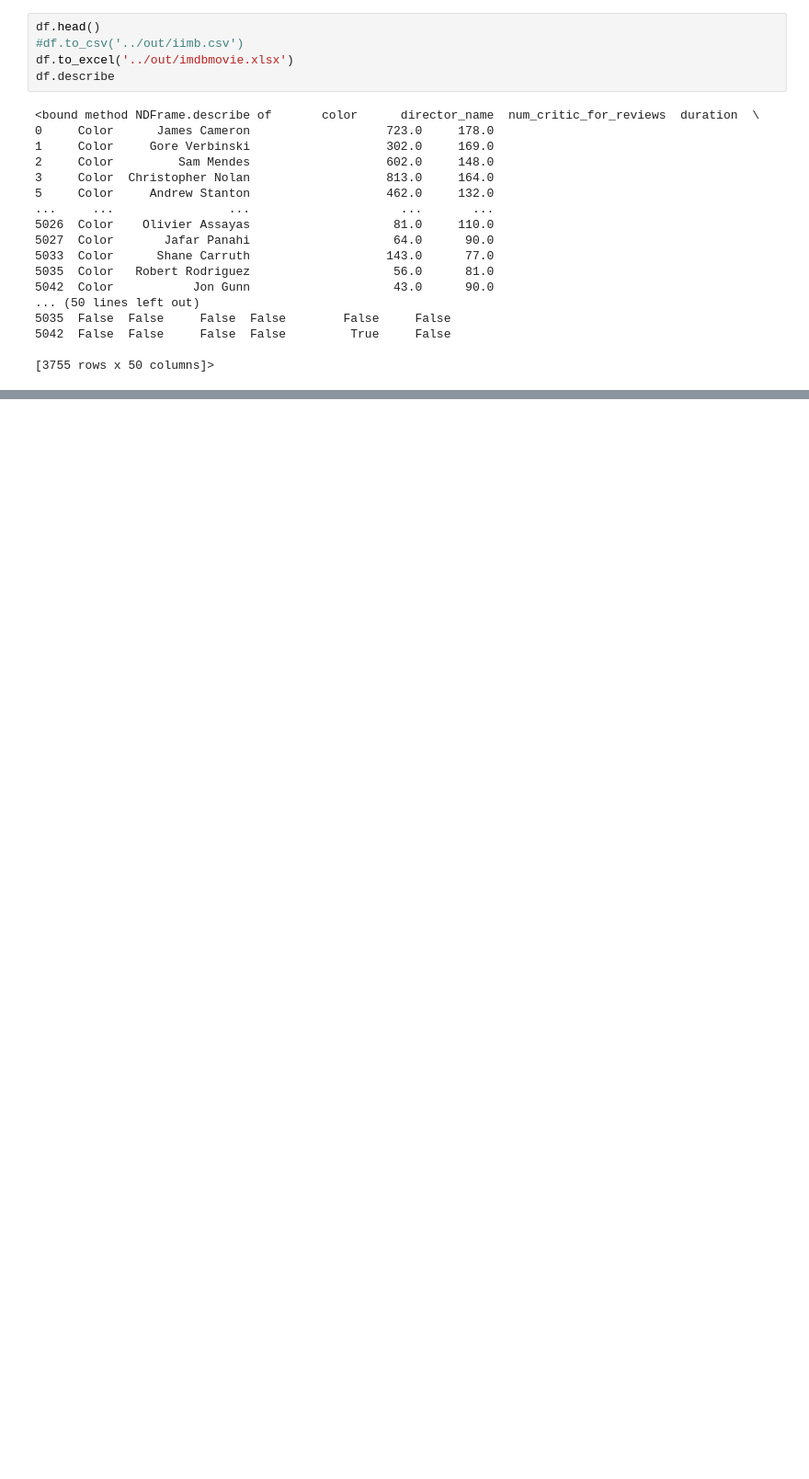
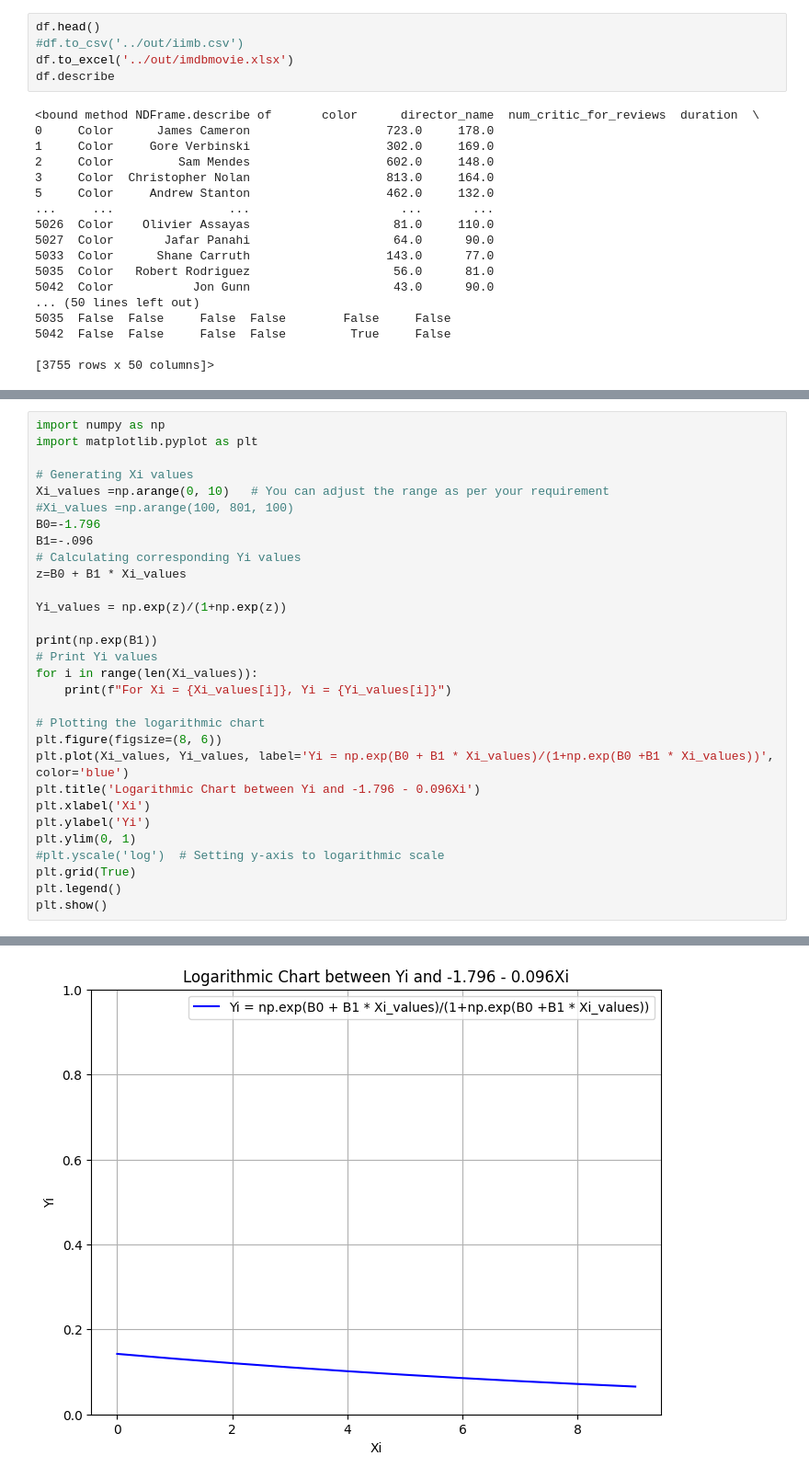
Before and after one commit to mailashishrawat/ml, a Jupyter notebook: code/iimbexam.ipynb, the cells around one changed output, grey strips where cells are left out. Shown at 92% size. Saved outputs shown, nothing was run; the diff lists cells and outputs as text; blank space fills up the shorter version.

```diff
--- a/code/iimbexam.ipynb
+++ b/code/iimbexam.ipynb
@@ -145,0 +211,31 @@ df.describe
+# %%
+import numpy as np
+import matplotlib.pyplot as plt
+
+# Generating Xi values
+Xi_values =np.arange(0, 10)   # You can adjust the range as per your requirement
+#Xi_values =np.arange(100, 801, 100)
+B0=-1.796
+B1=-.096
+# Calculating corresponding Yi values
+z=B0 + B1 * Xi_values
+
+Yi_values = np.exp(z)/(1+np.exp(z))
+
+print(np.exp(B1))
+# Print Yi values
+for i in range(len(Xi_values)):
+    print(f"For Xi = {Xi_values[i]}, Yi = {Yi_values[i]}")
+
+# Plotting the logarithmic chart
+plt.figure(figsize=(8, 6))
+plt.plot(Xi_values, Yi_values, label='Yi = np.exp(B0 + B1 * Xi_values)/(1+np.exp(B0 +B1 * Xi_values))', color='blue')
+plt.title('Logarithmic Chart between Yi and -1.796 - 0.096Xi')
+plt.xlabel('Xi')
+plt.ylabel('Yi')
+plt.ylim(0, 1)
+#plt.yscale('log')  # Setting y-axis to logarithmic scale
+plt.grid(True)
+plt.legend()
+plt.show()
+# %% [output]
@@ -145,0 +253 @@ df.describe
+[figure, added]
```
Also changed, not shown: parts of 8 cells of this notebook, 10 other files.
